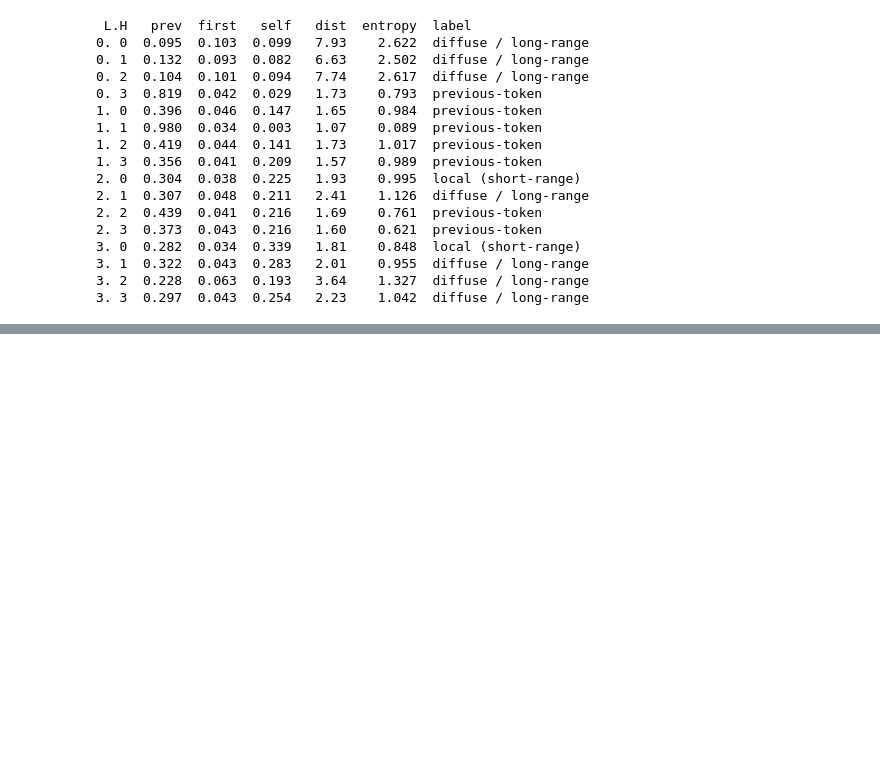
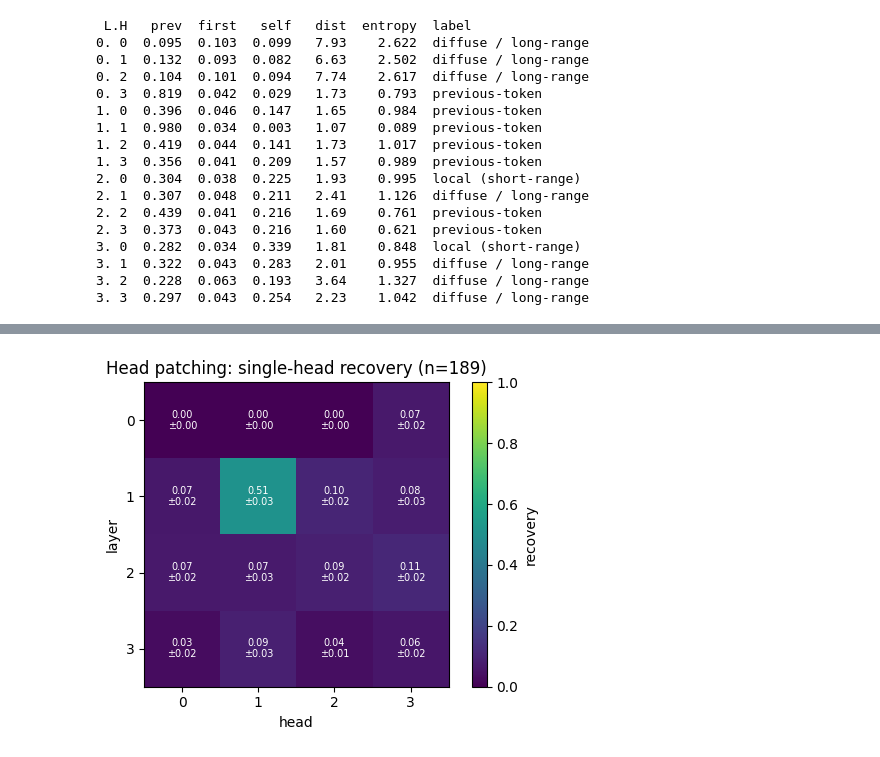
Before and after one commit to diego-magana/gpt, a Jupyter notebook: notebooks/05_attention_analysis.ipynb, the cells around one changed output, grey strips where cells are left out. Saved outputs shown, nothing was run; the diff lists cells and outputs as text; code cells hidden in the pictures; blank space fills up the shorter version.

```diff
--- a/notebooks/05_attention_analysis.ipynb
+++ b/notebooks/05_attention_analysis.ipynb
@@ -245,0 +117,8 @@ The near-miss is just as useful. **L0 H3 is almost as sharp a previous-token hea
+# %%
+r = redundancy_test(model, batches, a=(0,3), b=(1,1))
+print(f"base                         {r['base']:.4f}")
+print(f"ablate L0H3                  {r['ablate_a']:.4f}   (marginal +{r['marg_a_alone']:.4f})")
+print(f"ablate L1H1                  {r['ablate_b']:.4f}")
+print(f"ablate BOTH                  {r['ablate_both']:.4f}")
+print(f"=> marginal cost of L0H3 alone:          +{r['marg_a_alone']:.4f}")
+print(f"=> marginal cost of L0H3 given L1H1 gone: +{r['marg_a_given_b']:.4f}")
@@ -245,0 +179,7 @@ The near-miss is just as useful. **L0 H3 is almost as sharp a previous-token hea
+# %%
+hrec, hsem, hused, _ = head_patching(model, ds, n_examples=256)
+order = sorted(((hrec[l,h],l,h) for l in range(model.config.n_layer)
+                for h in range(model.config.n_head)), reverse=True)
+print(f'{hused} examples\ntop heads by single-head recovery:')
+for r,l,h in order[:5]:
+    print(f'  L{l}H{h}: {r:.3f} ± {hsem[l,h]:.3f}')
@@ -245,0 +194,12 @@ The near-miss is just as useful. **L0 H3 is almost as sharp a previous-token hea
+# %%
+fig, ax = plt.subplots(figsize=(5.2,4)); im = ax.imshow(hrec, cmap='viridis', vmin=0, vmax=1)
+ax.set_xlabel('head'); ax.set_ylabel('layer')
+ax.set_xticks(range(model.config.n_head)); ax.set_yticks(range(model.config.n_layer))
+for l in range(model.config.n_layer):
+    for h in range(model.config.n_head):
+        ax.text(h,l,f'{hrec[l,h]:.2f}\n±{hsem[l,h]:.2f}', ha='center', va='center',
+                color='white' if hrec[l,h]<0.6 else 'black', fontsize=7)
+ax.set_title(f'Head patching: single-head recovery (n={hused})'); fig.colorbar(im, ax=ax, label='recovery')
+fig.tight_layout(); fig.savefig('../assets/head_patching.png', dpi=120, bbox_inches='tight'); plt.show()
+# %% [output]
+[figure, added]
```
Also changed, not shown: parts of 44 cells of this notebook, 15 other files.
